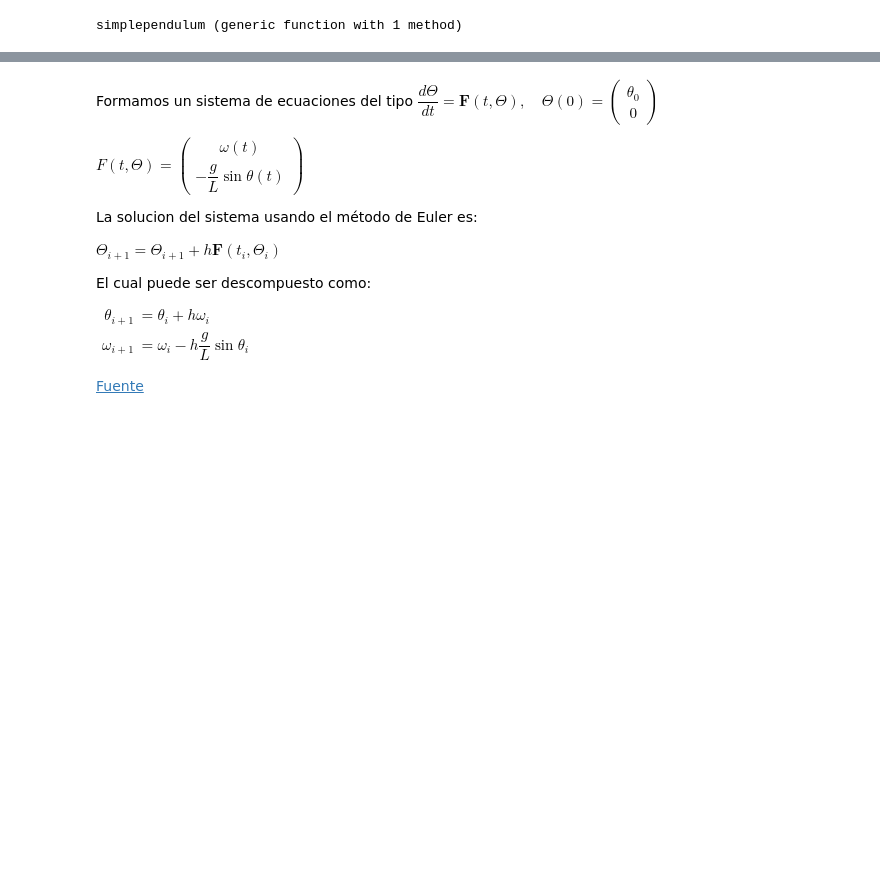
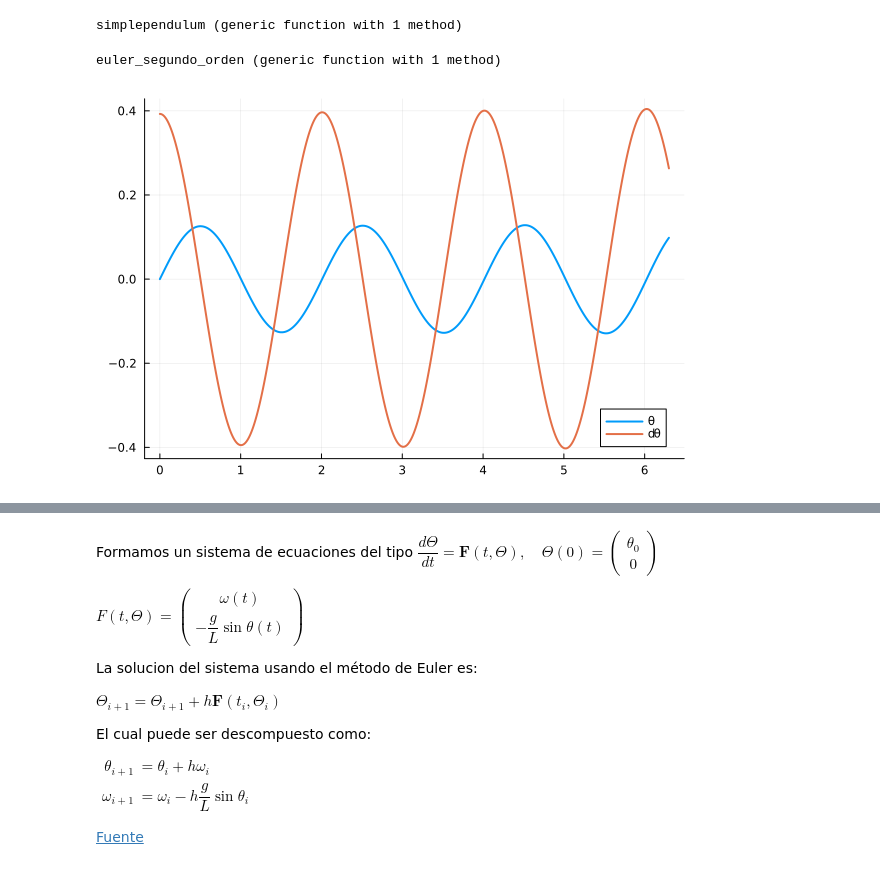
Before and after one commit to sherna90/computacion_numerica, a Jupyter notebook: 10-Ecuaciones_Diferenciales.ipynb, the cells around one changed output, grey strips where cells are left out. Saved outputs shown, nothing was run; the diff lists cells and outputs as text; code cells hidden in the pictures; blank space fills up the shorter version.

```diff
--- a/10-Ecuaciones_Diferenciales.ipynb
+++ b/10-Ecuaciones_Diferenciales.ipynb
@@ -78,0 +74,7 @@ df= DataFrame(t=t_out,analitica=sol_exacta,numerica=y_out,error=error)
+# %%
+h=0.01;
+y0=-1.0;
+t_out_001,y_out_001=euler(F,tspan,y0,h);
+sol_exacta_001=y_exact.(t_out_001)
+error_001=abs.(sol_exacta_001-y_out_001)
+df_001= DataFrame(t=t_out_001,analitica=sol_exacta_001,numerica=y_out_001,error=error_001)
@@ -140,3 +163,25 @@ function simplependulum(du,u,p,t)
 end
 # %% [output]
 simplependulum (generic function with 1 method)
+# %%
+function euler_segundo_orden(F::Function, tspan::Tuple{Float64,Float64}, y0::Vector{Float64}, h::Float64)
+    t_out = tspan[1]:h:tspan[2]
+    y_out = zeros(2,length(t_out))
+    y_out[1,1]=y0[1]
+    y_out[2,1]=y0[2]
+	for i=1:length(t_out)-1
+		y_out[:,i+1]= y_out[:,i] + h*F(t_out[i], y_out[:,i])
+	end
+    return (t_out, y_out)
+end
+# %% [output]
+euler_segundo_orden (generic function with 1 method)
+# %%
+F(t,s)=simplependulum([0.0,0.0],s,0.0,t)
+h=0.001
+t_out,y_out=euler_segundo_orden(F,tspan,u_0,h);
+# %%
+plot(t_out,y_out[1,:],linewidth=2,label="\\theta")
+plot!(t_out,y_out[2,:],linewidth=2,label="d\\theta")
+# %% [output]
+[figure, added]
```
Also changed, not shown: parts of 6 cells of this notebook.
